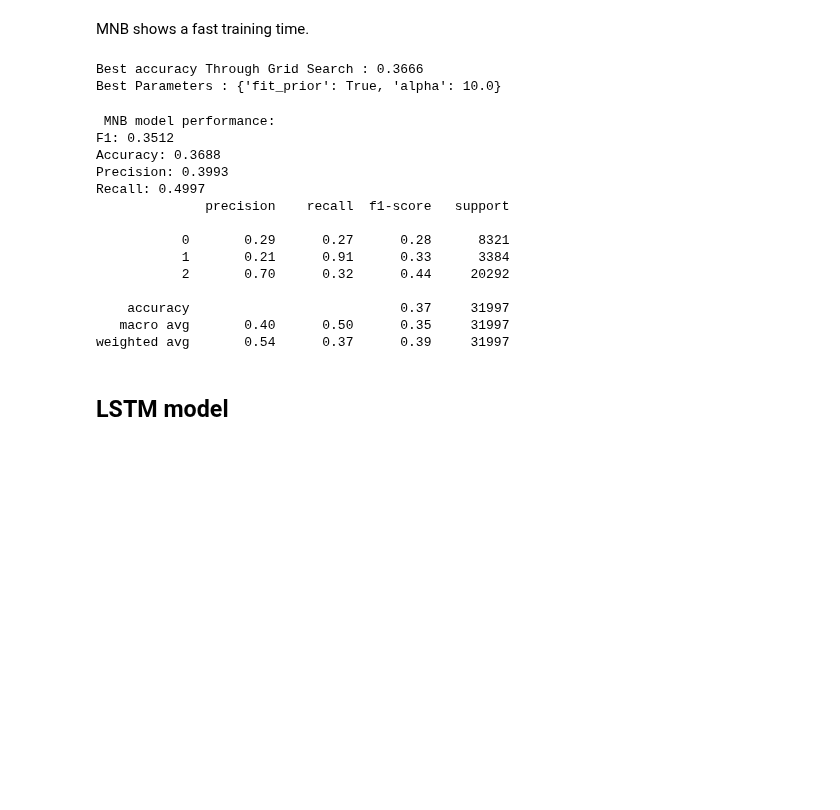
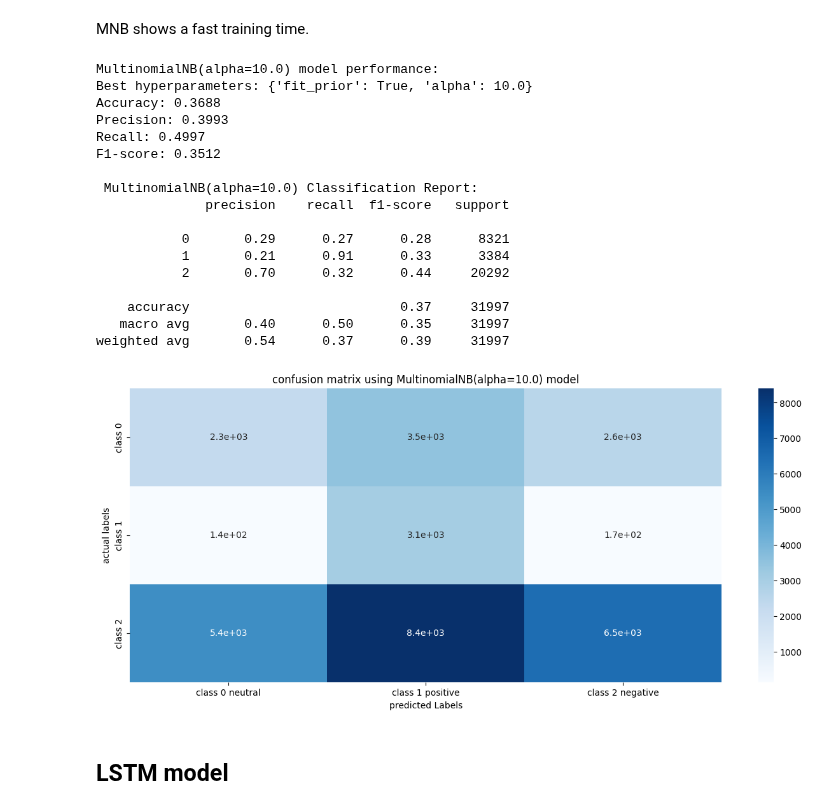
Before and after one commit to Gardenialover/Capstone_Three_Project, a Jupyter notebook: notebooks/pre.ipynb, the cells around one changed output. Cells and saved outputs as stored; diff of their text form; code cells hidden in the pictures; blank space fills up the shorter version.

```diff
--- a/notebooks/pre.ipynb
+++ b/notebooks/pre.ipynb
@@ -197,40 +259,29 @@ MNB End Time = 00:07:35
 # %% [markdown]
 MNB shows a fast training time.
 # %%
-print('Best accuracy Through Grid Search : {:.4f}'.format(mnb_grid.best_score_))
-print('Best Parameters : {}\n'.format(mnb_grid.best_params_))
-mnb_y_pred = mnb_grid.best_estimator_.predict(X_test)
+best_mnb_params = mnb_grid.best_params_
+y_mnb_pred = mnb_grid.best_estimator_.predict(X_test)
-# %% [output]
-Best accuracy Through Grid Search : 0.3666
-Best Parameters : {'fit_prior': True, 'alpha': 10.0}
-# %%
-mnb_f1 = f1_score(y_test, mnb_y_pred,average='macro')
-mnb_accuracy = accuracy_score(y_test, mnb_y_pred)
-mnb_precision = precision_score(y_test, mnb_y_pred,average='macro')
-mnb_recall = recall_score(y_test, mnb_y_pred,average='macro')
-
-print("\n MNB model performance: ")
-# Print or use the values as needed
-print(f'F1: {mnb_f1:.4f}')
-print(f'Accuracy: {mnb_accuracy:.4f}')
-print(f'Precision: {mnb_precision:.4f}')
-print(f'Recall: {mnb_recall:.4f}')
-print(classification_report(y_test, mnb_y_pred))
-# %% [output]
- MNB model performance:
-F1: 0.3512
-Accuracy: 0.3688
-Precision: 0.3993
-Recall: 0.4997
-              precision    recall  f1-score   support
-
-           0       0.29      0.27      0.28      8321
-           1       0.21      0.91      0.33      3384
-           2       0.70      0.32      0.44     20292
-
-    accuracy                           0.37     31997
-   macro avg       0.40      0.50      0.35     31997
-weighted avg       0.54      0.37      0.39     31997
+# %%
+model_metrics(mnb_grid.best_estimator_, y_test, y_mnb_pred, best_mnb_params)
+# %% [output]
+MultinomialNB(alpha=10.0) model performance:
+Best hyperparameters: {'fit_prior': True, 'alpha': 10.0}
+Accuracy: 0.3688
+Precision: 0.3993
+Recall: 0.4997
+F1-score: 0.3512
+
+ MultinomialNB(alpha=10.0) Classification Report:
+              precision    recall  f1-score   support
+
+           0       0.29      0.27      0.28      8321
+           1       0.21      0.91      0.33      3384
+           2       0.70      0.32      0.44     20292
+
+    accuracy                           0.37     31997
+   macro avg       0.40      0.50      0.35     31997
+weighted avg       0.54      0.37      0.39     31997
+[figure, added]
 # %% [markdown]
 ## LSTM model
 # %%
```
Also changed, not shown: parts of 37 cells of this notebook, 3 other files.
